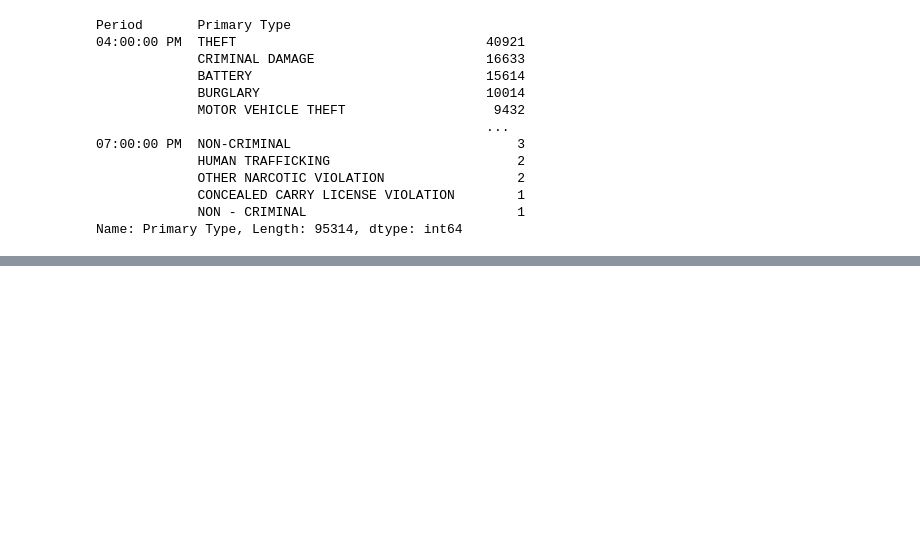
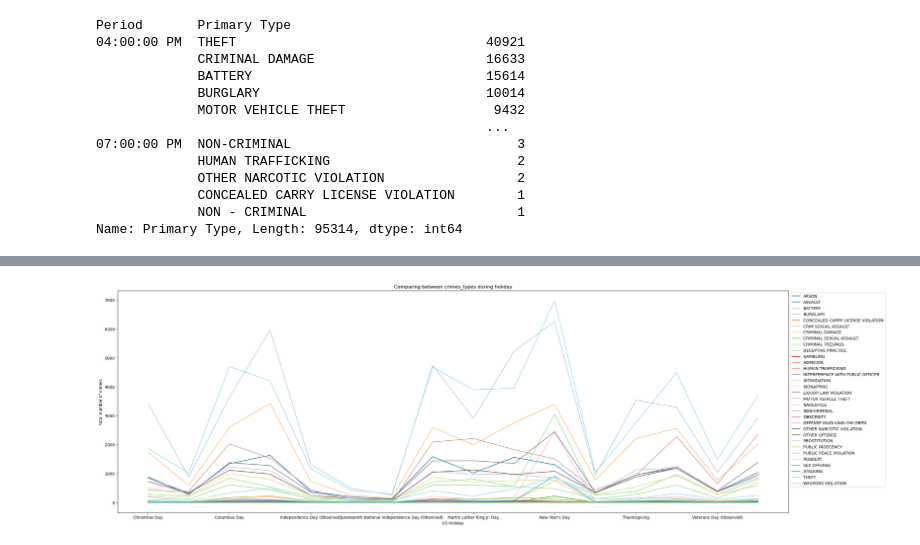
Before and after one commit to AsmaBenHmidene/Chicago-Crime, a Jupyter notebook: Prepare Chicago Crime Data for a GitHub Repository.ipynb, the cells around one changed output, grey strips where cells are left out. Drawn from its saved outputs; the diff is of its cells as text; code cells hidden in the pictures; blank space fills up the shorter version.

```diff
--- a/Prepare Chicago Crime Data for a GitHub Repository.ipynb
+++ b/Prepare Chicago Crime Data for a GitHub Repository.ipynb
@@ -953,0 +946,8 @@ ax.legend(bbox_to_anchor=[1,1]);
+# %%
+fig, ax = plt.subplots(figsize=(30,10))
+ax.set_title('Comparing between crimes_types during holiday')
+ax.set_ylabel('total number of crimes')
+unstacked_holiday.plot(ax=ax, colormap='tab20')
+ax.legend(bbox_to_anchor=[1,1]);
+# %% [output]
+[figure, added]
```
Also changed, not shown: parts of 57 cells of this notebook.
